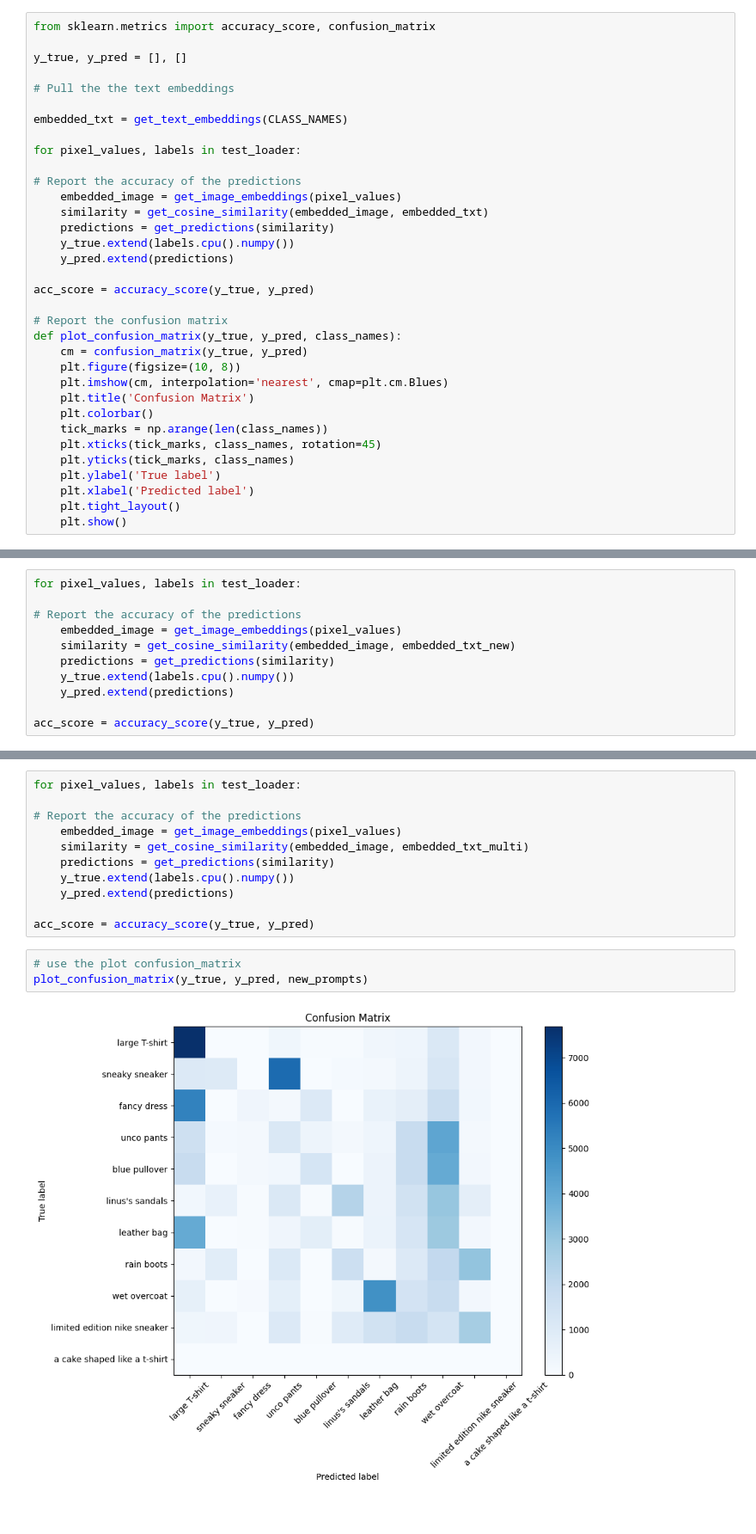
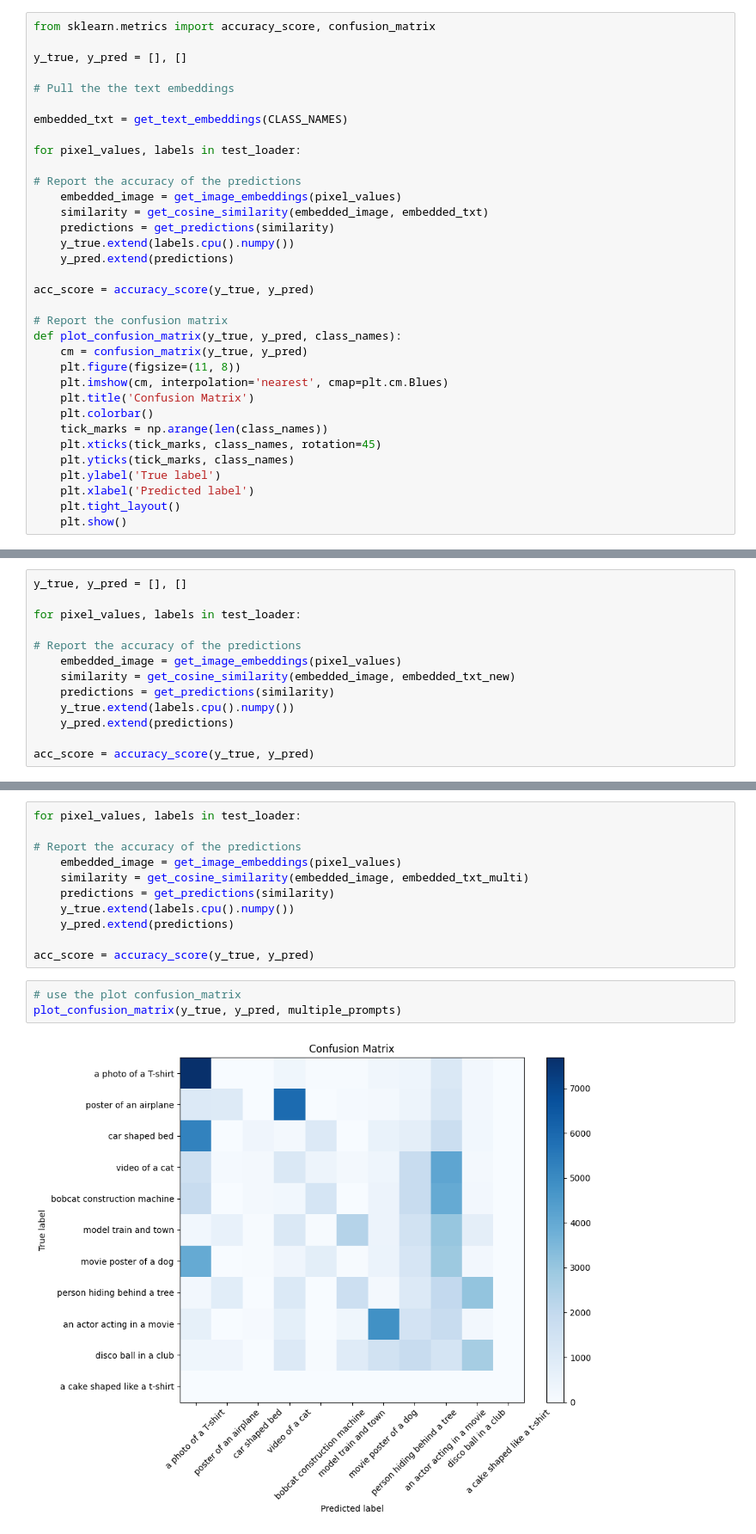
Before and after one commit to eternal-loading-screen/deep_learning, a Jupyter notebook: 02_activities/assignments/assignment_2.ipynb, the cells around one changed output, grey strips where cells are left out. Shown at 86% size. Cells and saved outputs as stored; diff of their text form.

```diff
--- a/02_activities/assignments/assignment_2.ipynb
+++ b/02_activities/assignments/assignment_2.ipynb
@@ -242,7 +242,7 @@ acc_score = accuracy_score(y_true, y_pred)
 # Report the confusion matrix
 def plot_confusion_matrix(y_true, y_pred, class_names):
     cm = confusion_matrix(y_true, y_pred)
-    plt.figure(figsize=(10, 8))
+    plt.figure(figsize=(11, 8))
     plt.imshow(cm, interpolation='nearest', cmap=plt.cm.Blues)
     plt.title('Confusion Matrix')
     plt.colorbar()
@@ -290,6 +296,8 @@ new_prompts = [
 # %%
 embedded_txt_new = get_text_embeddings(new_prompts)
 # %%
+y_true, y_pred = [], []
+
 for pixel_values, labels in test_loader:
 
 # Report the accuracy of the predictions
@@ -442,9 +454,9 @@ for pixel_values, labels in test_loader:
 acc_score = accuracy_score(y_true, y_pred)
 # %%
 # use the plot confusion_matrix
-plot_confusion_matrix(y_true, y_pred, new_prompts)
+plot_confusion_matrix(y_true, y_pred, multiple_prompts)
 # %% [output]
-[figure, old version]
+[figure, new version]
 # %% [markdown]
 ### Short Report
 
```
Also changed, not shown: parts of 5 cells of this notebook.
